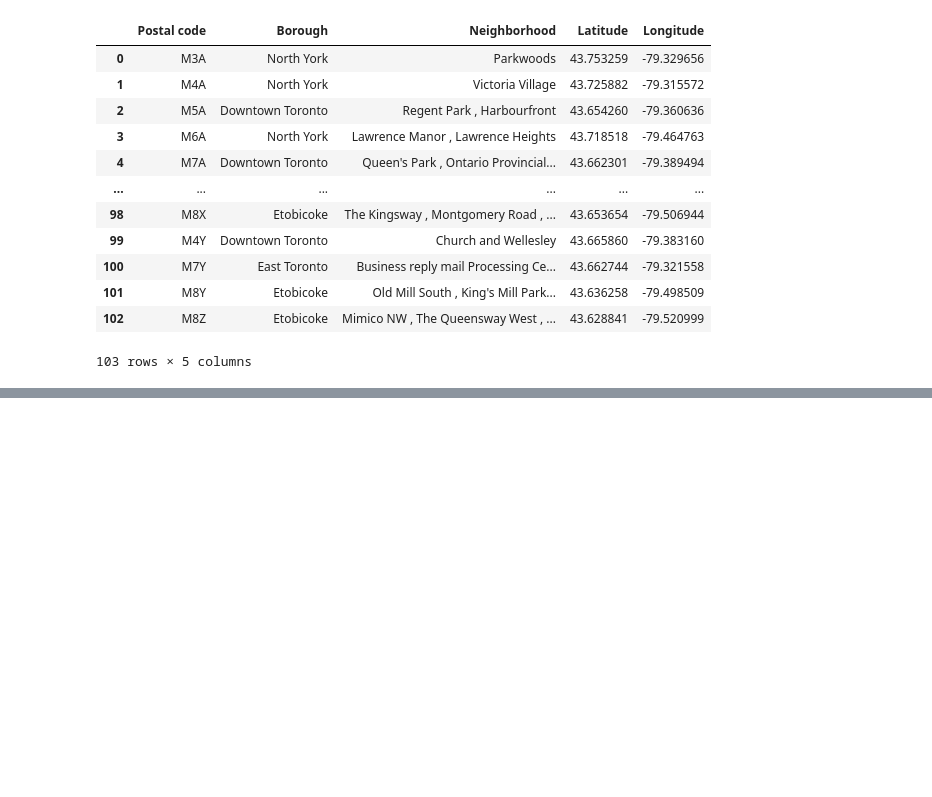
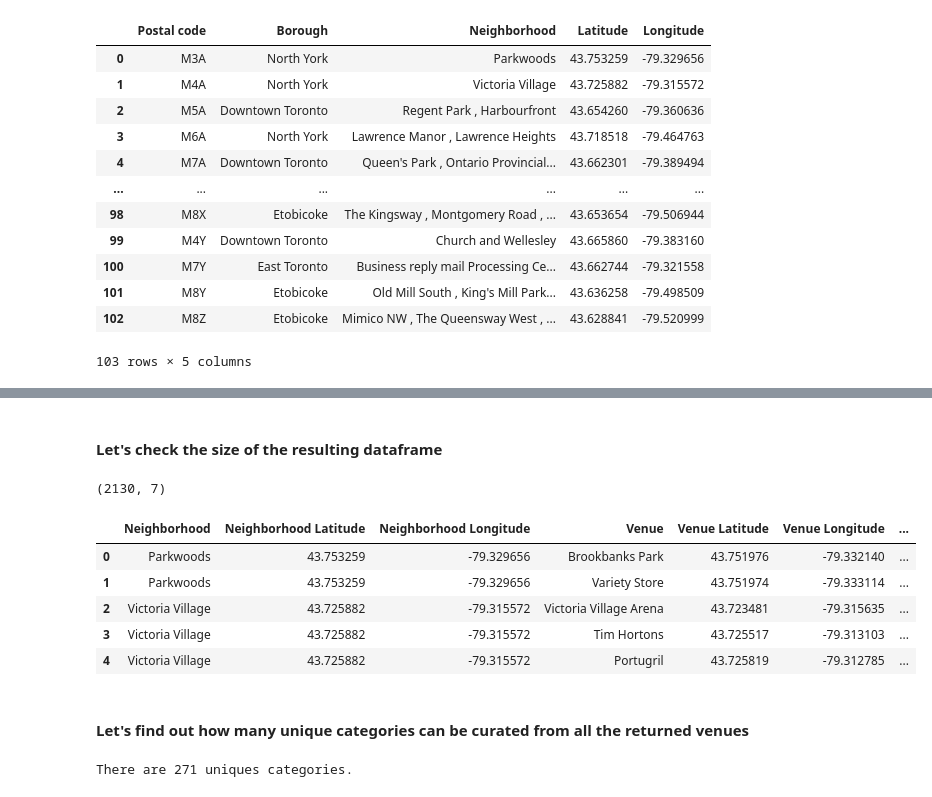
Before and after one commit to BrunoKings0/Segmenting-and-Clustering-Neighborhoods-in-Toronto, a Jupyter notebook: AnalysisToronto.ipynb, the cells around one changed output, grey strips where cells are left out. Drawn from its saved outputs; the diff is of its cells as text; code cells hidden in the pictures; blank space fills up the shorter version.

```diff
--- a/AnalysisToronto.ipynb
+++ b/AnalysisToronto.ipynb
@@ -150,0 +160,23 @@ result
+# %%
+import folium # map rendering library
+
+# create map of Toronto using latitude and longitude values
+latitude =43.6529
+longitude =-79.3849
+
+map_toronto = folium.Map(location=[latitude, longitude], zoom_start=10)
+
+# add markers to map
+for lat, lng, label in zip(result['Latitude'], result['Longitude'], result['Neighborhood']):
+    label = folium.Popup(label, parse_html=True)
+    folium.CircleMarker(
+        [lat, lng],
+        radius=5,
+        popup=label,
+        color='blue',
+        fill=True,
+        fill_color='#3186cc',
+        fill_opacity=0.7,
+        parse_html=False).add_to(map_toronto)
+
+map_toronto
@@ -150,0 +267,19 @@ result
+# %% [markdown]
+#### Let's check the size of the resulting dataframe
+# %%
+print(toronto_venues.shape)
+toronto_venues.head()
+# %% [output]
+(2130, 7)
+|  | Neighborhood | Neighborhood Latitude | Neighborhood Longitude | Venue | Venue Latitude | Venue Longitude | ... |
+| 0 | Parkwoods | 43.753259 | -79.329656 | Brookbanks Park | 43.751976 | -79.332140 | ... |
+| 1 | Parkwoods | 43.753259 | -79.329656 | Variety Store | 43.751974 | -79.333114 | ... |
+| 2 | Victoria Village | 43.725882 | -79.315572 | Victoria Village Arena | 43.723481 | -79.315635 | ... |
+| 3 | Victoria Village | 43.725882 | -79.315572 | Tim Hortons | 43.725517 | -79.313103 | ... |
+| 4 | Victoria Village | 43.725882 | -79.315572 | Portugril | 43.725819 | -79.312785 | ... |
+# %% [markdown]
+#### Let's find out how many unique categories can be curated from all the returned venues
+# %%
+print('There are {} uniques categories.'.format(len(toronto_venues['Venue Category'].unique())))
+# %% [output]
+There are 271 uniques categories.
```
Also changed, not shown: parts of 34 cells of this notebook, 1 other file.
